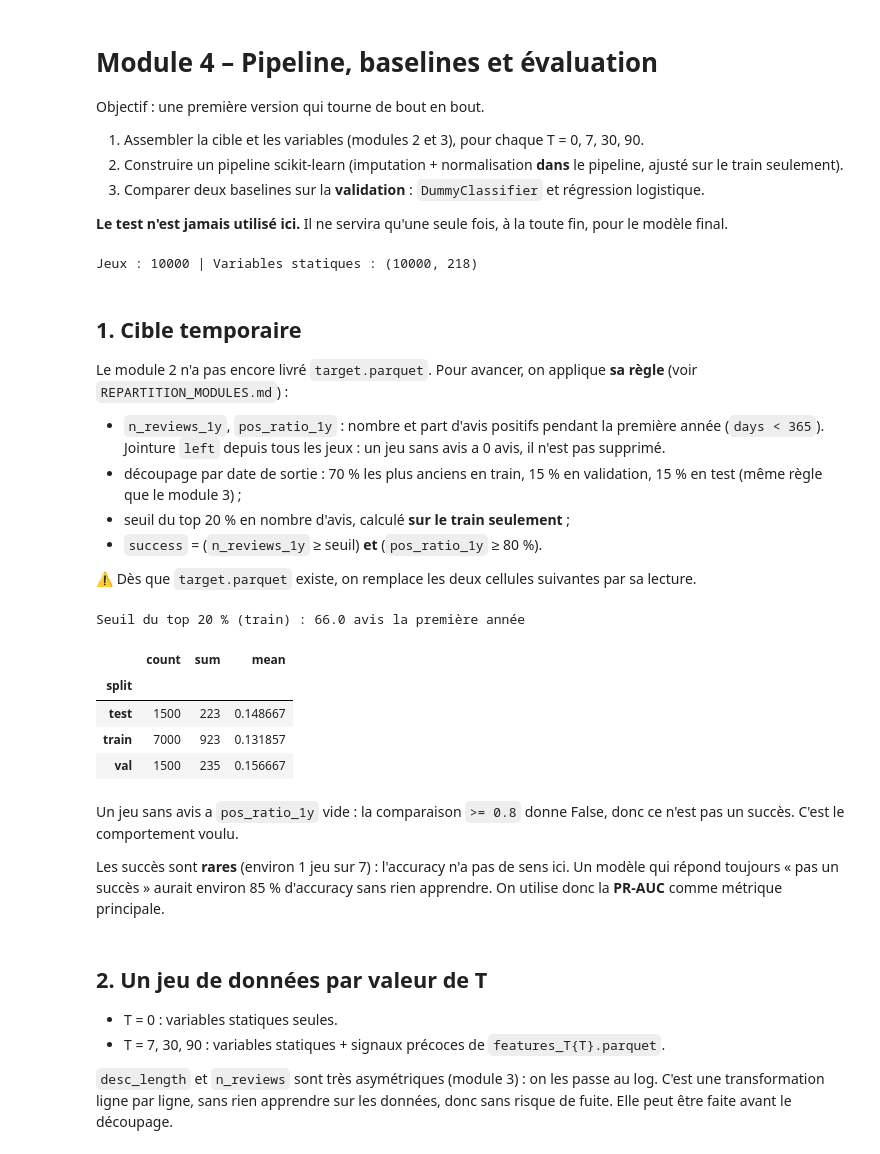
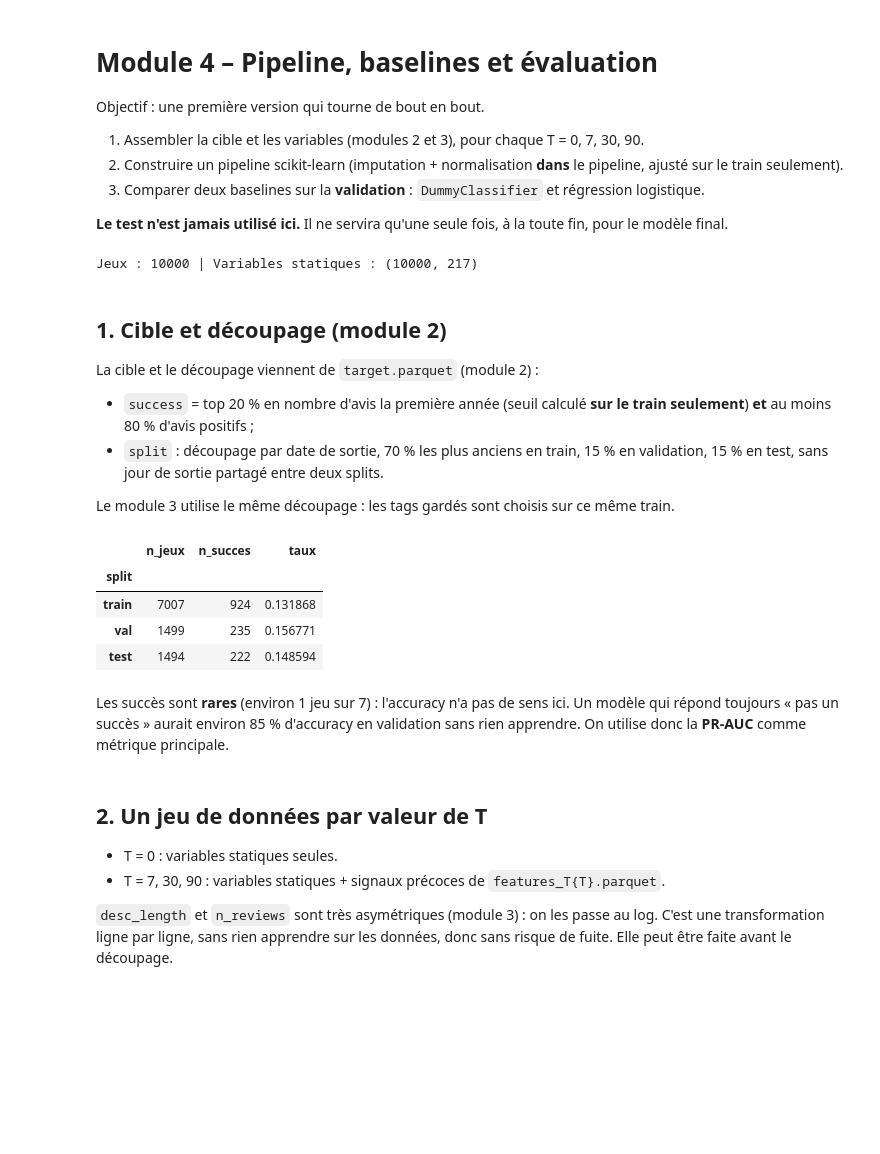
Before and after one commit to KZH-etu/SteamGameIA, a Jupyter notebook: notebooks/04_baseline.ipynb, the cells around one changed output. Cells and saved outputs as stored; diff of their text form; code cells hidden in the pictures; blank space fills up the shorter version.

```diff
--- a/notebooks/04_baseline.ipynb
+++ b/notebooks/04_baseline.ipynb
@@ -24,54 +24,29 @@ from sklearn.metrics import (average_precision_score, roc_auc_score, f1_score,
                              precision_score, recall_score, confusion_matrix)
 from config import *
 
-games = pd.read_parquet(PROC_DIR / "games_clean.parquet", columns=["app_id", "release_date"])
-reviews = pd.read_parquet(PROC_DIR / "reviews_clean.parquet", columns=["app_id", "days", "is_recommended"])
-static = pd.read_parquet(PROC_DIR / "features_static.parquet")
-print("Jeux :", len(games), "| Variables statiques :", static.shape)
+target = pd.read_parquet(PROC_DIR / "target.parquet")           # module 2 : cible et découpage
+static = pd.read_parquet(PROC_DIR / "features_static.parquet")  # module 3 : variables connues à la sortie
+print("Jeux :", len(target), "| Variables statiques :", static.shape)
 # %% [output]
-Jeux : 10000 | Variables statiques : (10000, 218)
+Jeux : 10000 | Variables statiques : (10000, 217)
 # %% [markdown]
-## 1. Cible temporaire
+## 1. Cible et découpage (module 2)
 
-Le module 2 n'a pas encore livré `target.parquet`. Pour avancer, on applique **sa règle** (voir `REPARTITION_MODULES.md`) :
-- `n_reviews_1y`, `pos_ratio_1y` : nombre et part d'avis positifs pendant la première année (`days < 365`). Jointure `left` depuis tous les jeux : un jeu sans avis a 0 avis, il n'est pas supprimé.
-- découpage par date de sortie : 70 % les plus anciens en train, 15 % en validation, 15 % en test (même règle que le module 3) ;
-- seuil du top 20 % en nombre d'avis, calculé **sur le train seulement** ;
-- `success` = (`n_reviews_1y` ≥ seuil) **et** (`pos_ratio_1y` ≥ 80 %).
+La cible et le découpage viennent de `target.parquet` (module 2) :
+- `success` = top 20 % en nombre d'avis la première année (seuil calculé **sur le train seulement**) **et** au moins 80 % d'avis positifs ;
+- `split` : découpage par date de sortie, 70 % les plus anciens en train, 15 % en validation, 15 % en test, sans jour de sortie partagé entre deux splits.
 
-⚠️ Dès que `target.parquet` existe, on remplace les deux cellules suivantes par sa lecture.
+Le module 3 utilise le même découpage : les tags gardés sont choisis sur ce même train.
 # %%
-# Tous les jeux ont une année complète d'avis (dernier avis : 31/12/2022, dernière sortie : 31/12/2021)
-assert (games["release_date"] + pd.Timedelta(days=HORIZON_DAYS)).max() <= pd.Timestamp("2022-12-31")
-
-year1 = reviews[reviews["days"] < HORIZON_DAYS]  # avis de la première année
-counts = year1.groupby("app_id").agg(
-    n_reviews_1y=("is_recommended", "size"),
-    pos_ratio_1y=("is_recommended", "mean"),
-)
-target = games.merge(counts, on="app_id", how="left")  # left : les jeux sans avis sont gardés
-target["n_reviews_1y"] = target["n_reviews_1y"].fillna(0)
-
-rank = target["release_date"].rank(method="first") / len(target)
-target["split"] = np.where(rank <= SPLIT[0], "train",
-                  np.where(rank <= SPLIT[0] + SPLIT[1], "val", "test"))
+target.groupby("split")["success"].agg(n_jeux="size", n_succes="sum", taux="mean").loc[["train", "val", "test"]]
+# %% [output]
+|  | n_jeux | n_succes | taux |
+| split |  |  |  |
+| train | 7007 | 924 | 0.131868 |
+| val | 1499 | 235 | 0.156771 |
+| test | 1494 | 222 | 0.148594 |
-# %%
-threshold = target.loc[target["split"] == "train", "n_reviews_1y"].quantile(TOP_QUANTILE)  # TRAIN seulement
-target["success"] = (target["n_reviews_1y"] >= threshold) & (target["pos_ratio_1y"] >= MIN_POS_RATIO)
-
-print("Seuil du top 20 % (train) :", threshold, "avis la première année")
-target.groupby("split")["success"].agg(["count", "sum", "mean"])
-# %% [output]
-Seuil du top 20 % (train) : 66.0 avis la première année
-|  | count | sum | mean |
-| split |  |  |  |
-| test | 1500 | 223 | 0.148667 |
-| train | 7000 | 923 | 0.131857 |
-| val | 1500 | 235 | 0.156667 |
 # %% [markdown]
-Un jeu sans avis a `pos_ratio_1y` vide : la comparaison `>= 0.8` donne False, donc ce n'est pas un succès. C'est le comportement voulu.
-
-Les succès sont **rares** (environ 1 jeu sur 7) : l'accuracy n'a pas de sens ici. Un modèle qui répond toujours « pas un succès » aurait environ 85 % d'accuracy sans rien apprendre. On utilise donc la **PR-AUC** comme métrique principale.
+Les succès sont **rares** (environ 1 jeu sur 7) : l'accuracy n'a pas de sens ici. Un modèle qui répond toujours « pas un succès » aurait environ 85 % d'accuracy en validation sans rien apprendre. On utilise donc la **PR-AUC** comme métrique principale.
 # %% [markdown]
 ## 2. Un jeu de données par valeur de T
 
```
Also changed, not shown: parts of 5 cells of this notebook, 4 other files.
